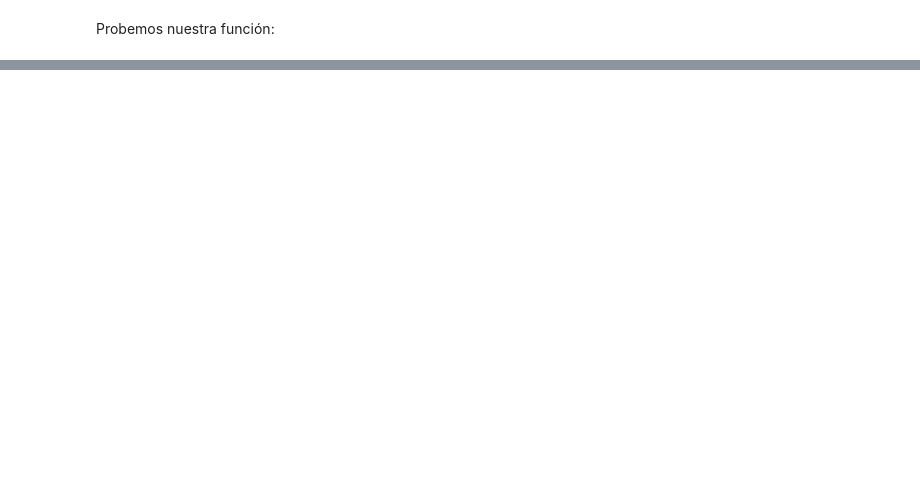
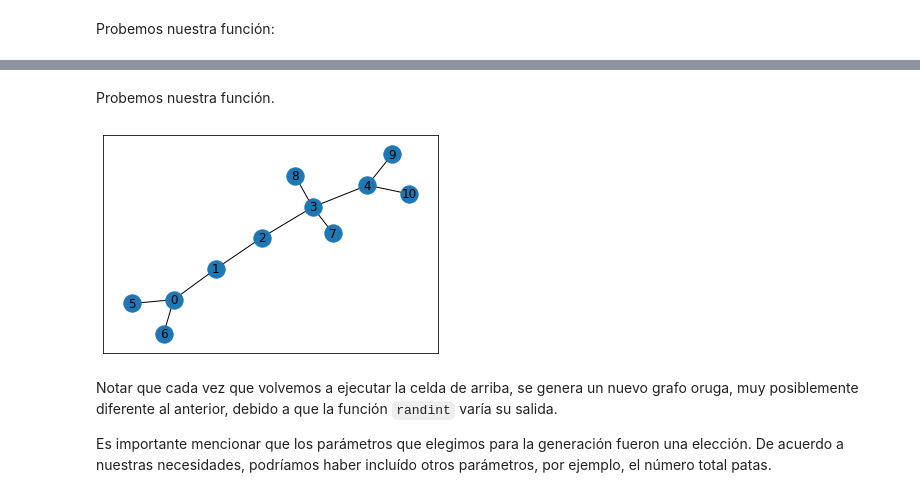
Before and after one commit to maurolucci/taller-cplex, a Jupyter notebook: notebook4.ipynb, the cells around one changed output, grey strips where cells are left out. Drawn from its saved outputs; the diff is of its cells as text; code cells hidden in the pictures; blank space fills up the shorter version.

```diff
--- a/notebook4.ipynb
+++ b/notebook4.ipynb
@@ -0,0 +222,3 @@
+# %%
+i = 5
+mapeo[i]
@@ -0,0 +229,2 @@
+# %%
+petersen, _ = generar_kneser(5,2)
@@ -150,0 +375,15 @@ Implementar una función <code>construir_de_intervalo(intervalos)</code> que tom
+# %%
+def generar_oruga_aleatorio(n,i,f):
+    patas = [random.randint(i,f) for _ in range(n)]
+    return generar_oruga(patas)
+# %% [markdown]
+Probemos nuestra función.
+# %%
+oruga = generar_oruga_aleatorio(5,0,3)
+nx.draw_networkx(oruga)
+# %% [output]
+[figure, added]
+# %% [markdown]
+Notar que cada vez que volvemos a ejecutar la celda de arriba, se genera un nuevo grafo oruga, muy posiblemente diferente al anterior, debido a que la función <code>randint</code> varía su salida.
+
+Es importante mencionar que los parámetros que elegimos para la generación fueron una elección. De acuerdo a nuestras necesidades, podríamos haber incluído otros parámetros, por ejemplo, el número total patas.
```
Also changed, not shown: parts of 86 cells of this notebook.
